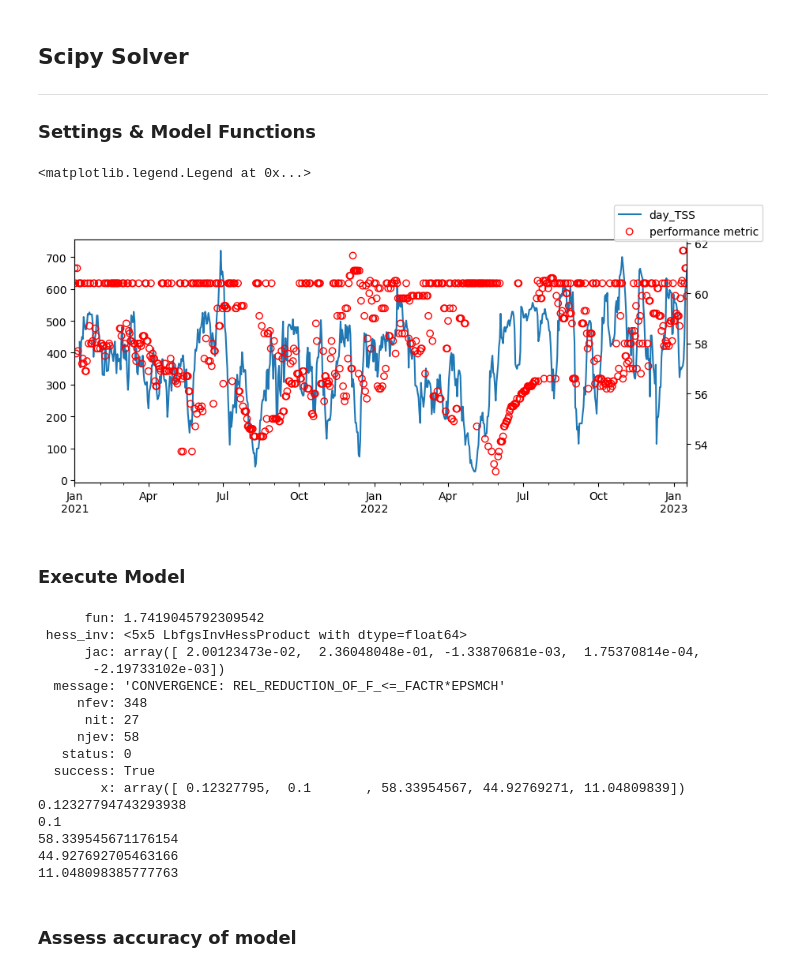
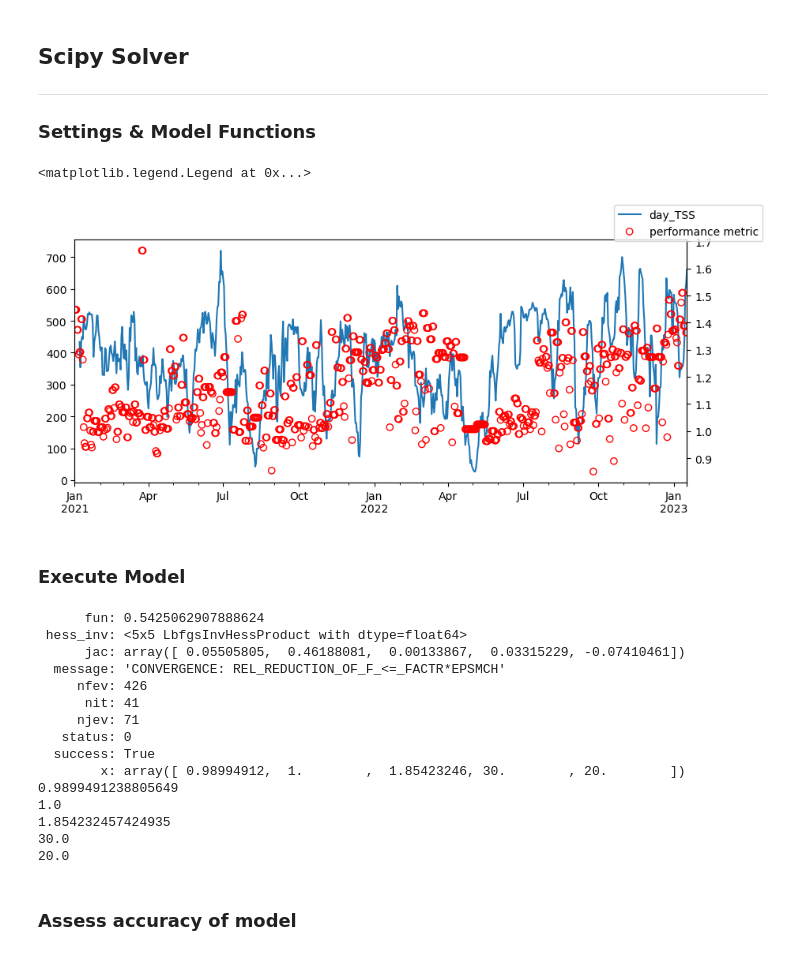
Before and after one commit to RyanAugust/TriNet, a Jupyter notebook: ctl-atl solver.ipynb, the cells around one changed output. Saved outputs shown, nothing was run; the diff lists cells and outputs as text; code cells hidden in the pictures.

Commit message:
updated with new power index and threshold PF function

```diff
--- a/ctl-atl solver.ipynb
+++ b/ctl-atl solver.ipynb
@@ -41,3 +37,16 @@ ___
 # %%
 athlete_statics = {"max_hr":191
-                  ,"resting_hr":40}
+                  ,"resting_hr":40
+                  ,'threshold_hr':166
+                  ,'run_settings':{'cp':356,
+                'w_prime':16900,
+                'pmax':642}}
+# %%
+def power_index_maker(power, duration, cp=340, w_prime=15000, pmax=448):
+    theoretical_power = w_prime/duration - w_prime/(cp-pmax) + cp
+    power_index = (power/theoretical_power)*100
+    return power_index
+# %%
+data_original['Power_Index'] = np.where(data_original['Sport'] == 'Run'
+                                        ,power_index_maker(power=data_original['Average_Power'], duration=data_original['Duration'], **athlete_statics['run_settings'])
+                                        ,data_original['Power_Index'])
@@ -107,7 +128,19 @@ def use_power_index(row, athlete_statics):
         val = 0
     return val
 
-performance_fxns = [calc_vo2, use_garmin_vo2, calc_ae_ef, use_power_index]
+def use_power_index_ef(row, athlete_statics):
+    if row['Average_Power'] > 0:
+        hr_range = athlete_statics['max_hr'] - athlete_statics['resting_hr']
+        avg_hr_rel = row['Average_Heart_Rate'] - athlete_statics['resting_hr']
+        relative_hr = (avg_hr_rel / hr_range)*100
+
+        pi_ef = row['Power_Index']/relative_hr
+        val = pi_ef
+    else:
+        val = 0
+    return val
+
+performance_fxns = [calc_vo2, use_garmin_vo2, calc_ae_ef, use_power_index, use_power_index_ef]
 # %% [markdown]
 ## Check weekly readout
 # %%
@@ -160,34 +193,34 @@ class banister(object):
 # %%
 max_hr = 185
 resting_hr = 40
 ctls_ref = 42
 atls_ref = 7
-performance_fxn = performance_fxns[1]
+performance_fxn = performance_fxns[-1]
 
 
 data = data_original[((data_original['date'].str.contains('2021'))
                     | (data_original['date'].str.contains('2022'))
                     | (data_original['date'].str.contains('2023')))
                     # & (data_original['Sport'] == 'Bike')
                     ].copy()
 # data = data_original.copy()
 data = pre_process(data, performance_fxn=performance_fxn)
 load_metric = data['day_TSS'].to_numpy()
 performance_metric = data['performance_metric'].to_numpy()
 fig, ax = plt.subplots(figsize=(10,4))
 data['day_TSS'].rolling(window=7).sum().plot(ax=ax)
 ax2 = ax.twinx()
 ax2.scatter(data.index
-            ,data['performance_metric']
+            ,data['performance_metric'].rolling(window=2, min_periods=1).max()
             ,marker='o'
             ,edgecolor='red'
             ,facecolor='none'
             ,label='performance metric'
             )
 fig.legend()
 # %% [output]
 <matplotlib.legend.Legend at 0x...>
-[figure, old version]
+[figure, new version]
 # %% [markdown]
 ### Execute Model
 # %%
@@ -202,11 +235,11 @@ def optimize_banister(params):
     MAE = np.mean(losses)
     return MAE
 
-initial_guess  = [0.1, 0.5, 50, 45, 10]
+initial_guess  = [1, 1.8, 1, 45, 10]
 individual_banister_model = optimize.minimize(optimize_banister
                                             ,x0=initial_guess
                                                 #     k1,       k2,       p0,     CTLS,   ATLS
-                                            ,bounds=[(.1,.90),(.1,.90),(20,80),(30,60),(5,20)]
+                                            ,bounds=[(.1,1.90),(1,2.90),(.5,60),(30,60),(5,20)]
                                             # ,method='Nelder-Mead'
                                             ,tol=1e-8
                                             )
@@ -214,22 +247,21 @@ print(individual_banister_model)
 for val in individual_banister_model['x']:
     print(val)
 # %% [output]
-      fun: 1.7419045792309542
+      fun: 0.5425062907888624
  hess_inv: <5x5 LbfgsInvHessProduct with dtype=float64>
-      jac: array([ 2.00123473e-02,  2.36048048e-01, -1.33870681e-03,  1.75370814e-04,
-       -2.19733102e-03])
+      jac: array([ 0.05505805,  0.46188081,  0.00133867,  0.03315229, -0.07410461])
   message: 'CONVERGENCE: REL_REDUCTION_OF_F_<=_FACTR*EPSMCH'
-     nfev: 348
-      nit: 27
-     njev: 58
+     nfev: 426
+      nit: 41
+     njev: 71
    status: 0
   success: True
-        x: array([ 0.12327795,  0.1       , 58.33954567, 44.92769271, 11.04809839])
-0.12327794743293938
-0.1
-58.339545671176154
-44.927692705463166
-11.048098385777763
+        x: array([ 0.98994912,  1.        ,  1.85423246, 30.        , 20.        ])
+0.9899491238805649
+1.0
+1.854232457424935
+30.0
+20.0
 # %% [markdown]
 ### Assess accuracy of model
 # %%
```
Also changed, not shown: parts of 4 cells of this notebook.
